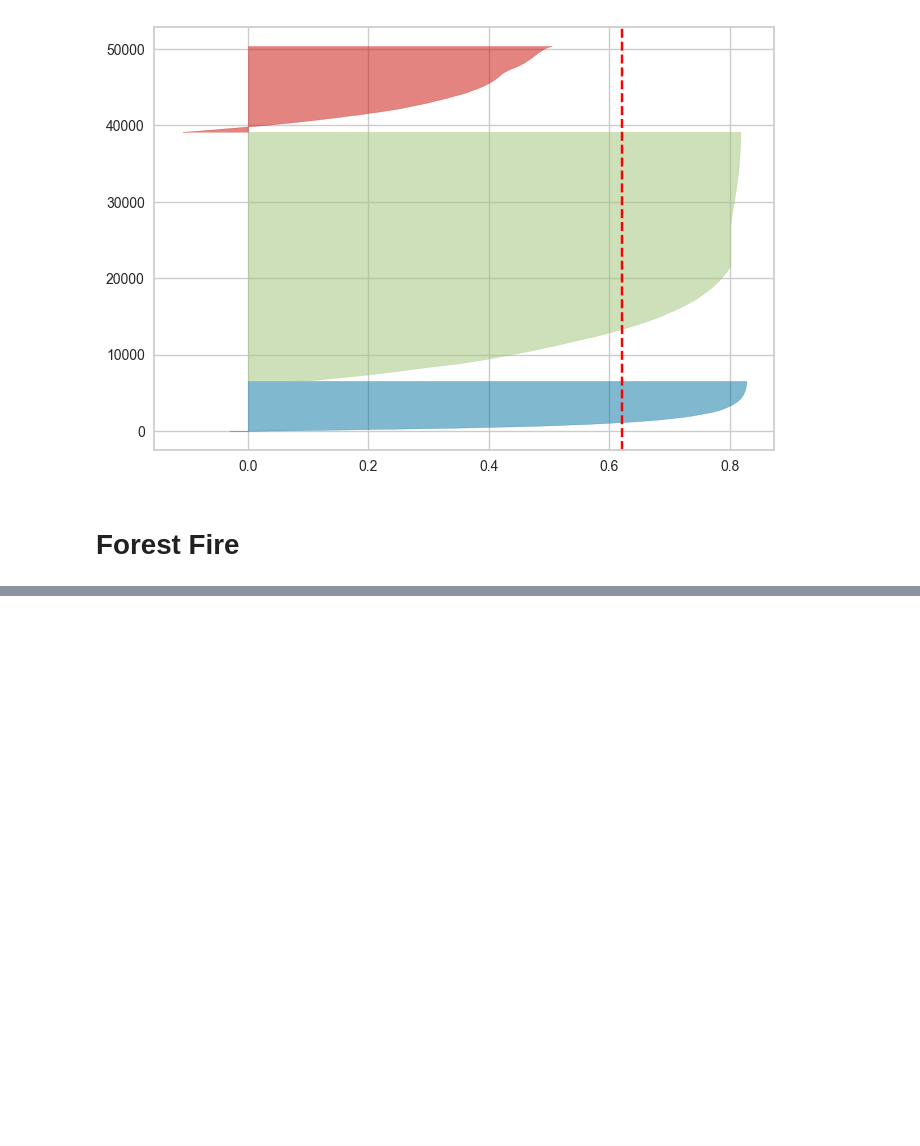
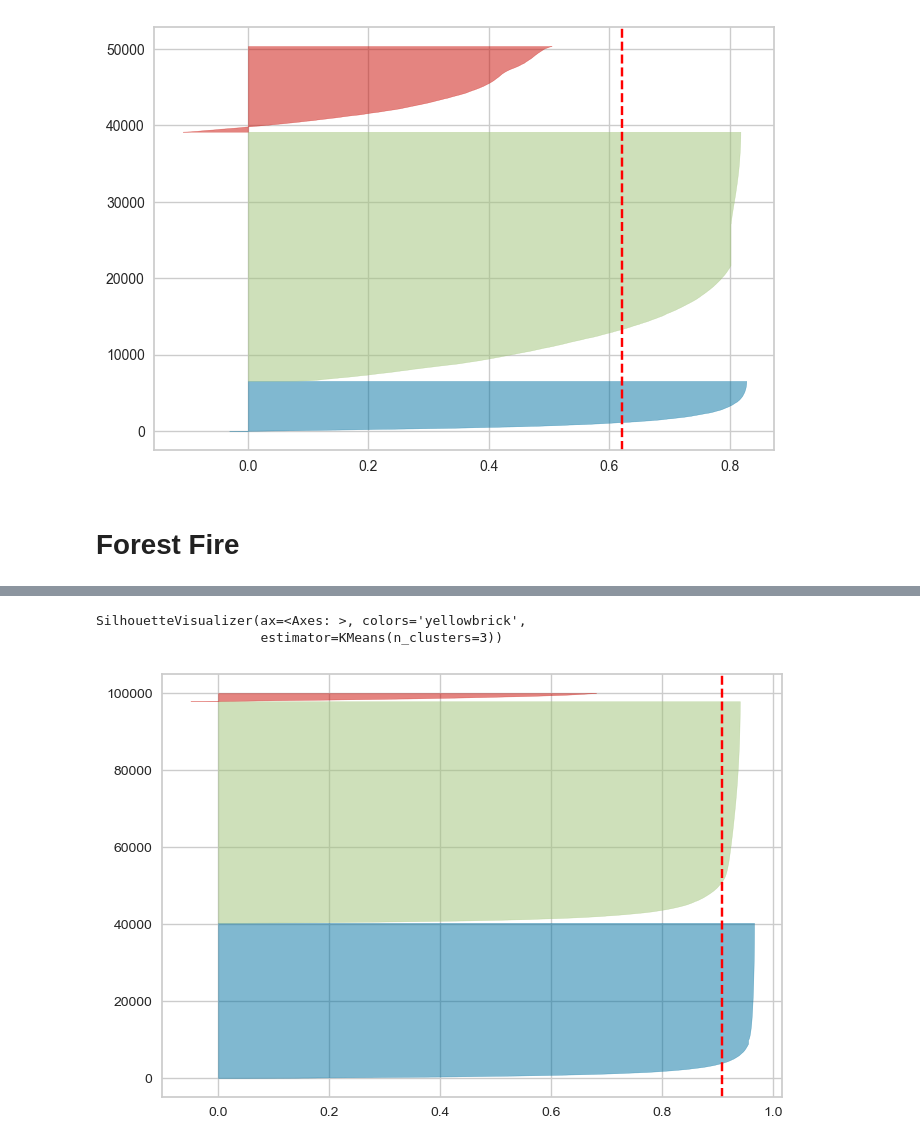
Before and after one commit to MariaElise-T/TS-Clustering, a Jupyter notebook: TS-cluster_size.ipynb, the cells around one changed output, grey strips where cells are left out. Drawn from its saved outputs; the diff is of its cells as text; code cells hidden in the pictures; blank space fills up the shorter version.

```diff
--- a/TS-cluster_size.ipynb
+++ b/TS-cluster_size.ipynb
@@ -166,7 +166,7 @@ SilhouetteVisualizer(ax=<Axes: >, colors='yellowbrick',
 # Forest Fire
 # %%
 ff_pca = pd.read_csv('extracted_features/forestfire_pca_standardized.csv')
-ff_pca = ecv_pca.drop('Unnamed: 0', axis=1)
+ff_pca = ff_pca.drop('Unnamed: 0', axis=1)
 # %%
 ff_dae = pd.read_csv('extracted_features/forestfire_dae.csv', header=None)
 # %%
@@ -193,4 +199,8 @@ elbow_plot_kmeans(1, 15, ff_dcae, "DCAE Features")
 # %%
-km = KMeans(n_clusters=4)
+km = KMeans(n_clusters=3)
 visualizer = SilhouetteVisualizer(km, colors='yellowbrick')
 visualizer.fit(ff_pca)
+# %% [output]
+SilhouetteVisualizer(ax=<Axes: >, colors='yellowbrick',
+                     estimator=KMeans(n_clusters=3))
+[figure, added]
```
Also changed, not shown: parts of 7 cells of this notebook, 3 other files.
